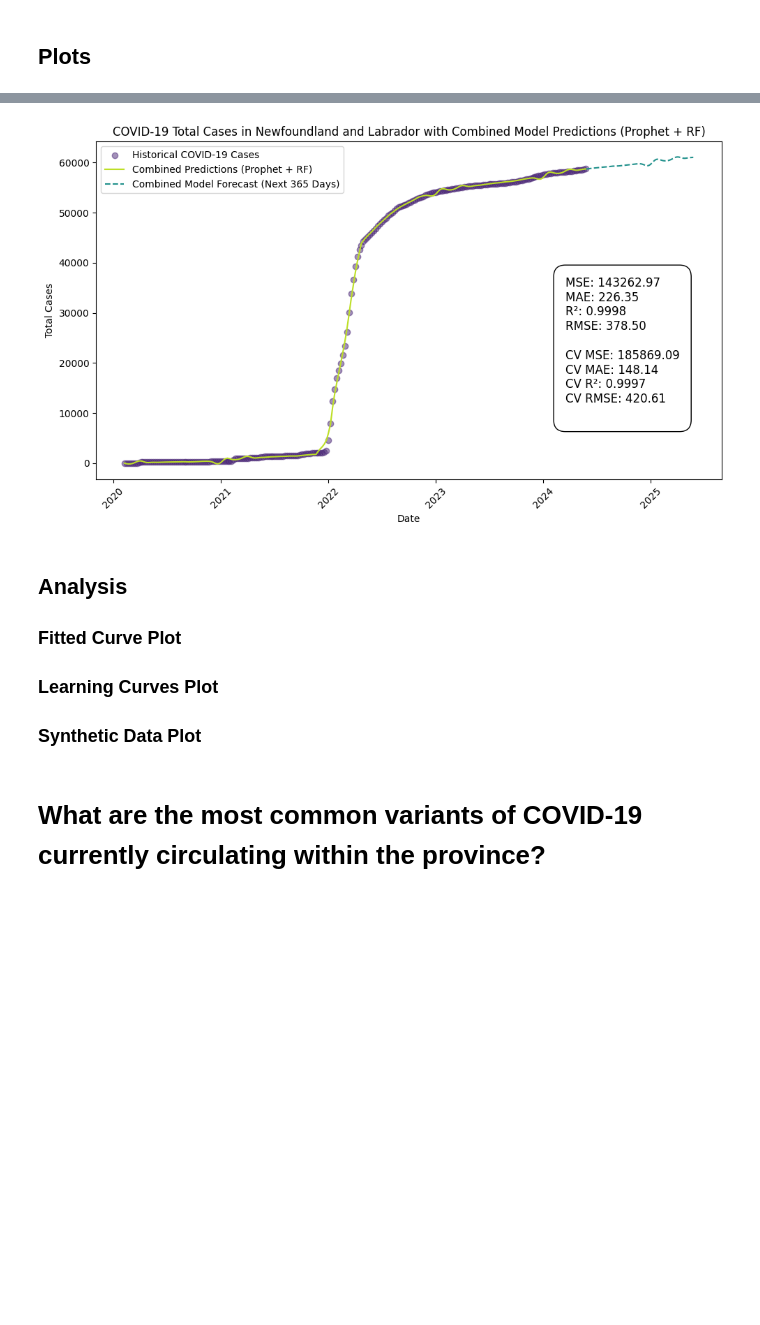
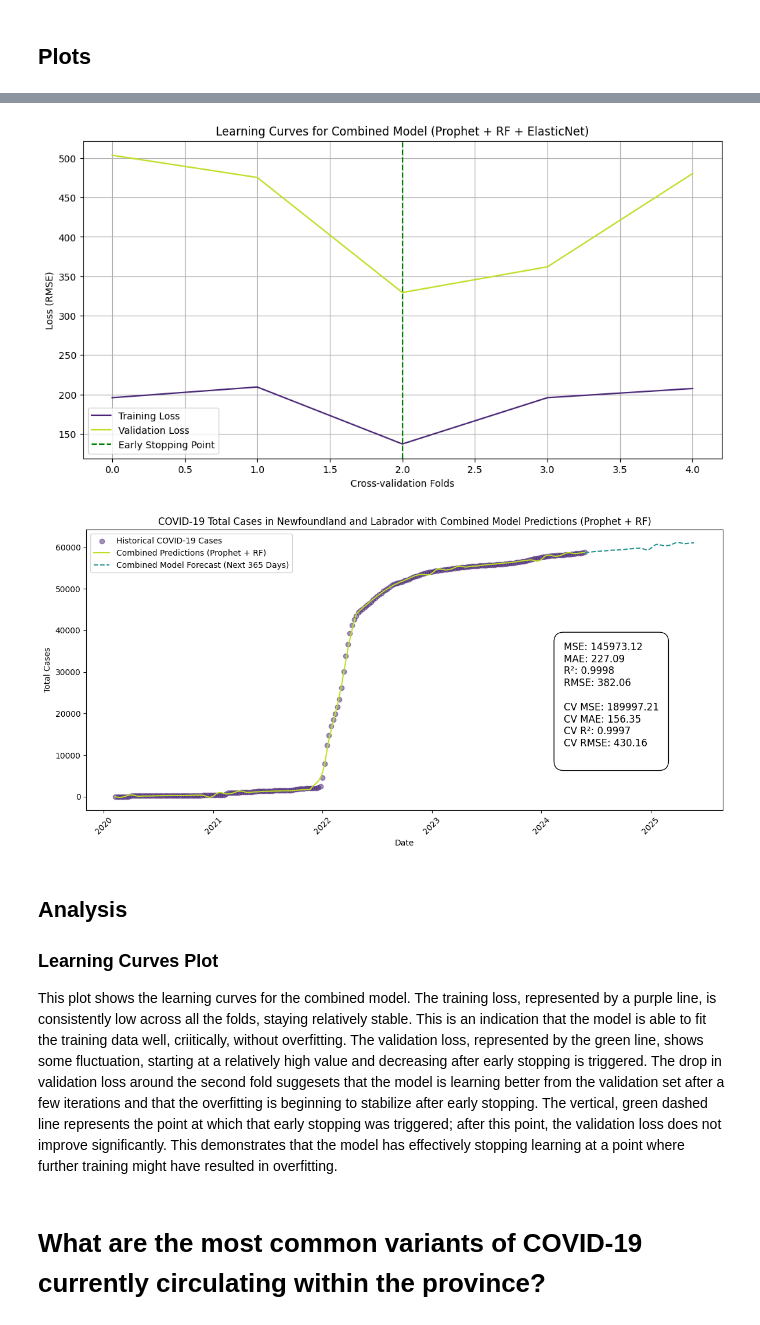
Before and after one commit to sa0v/COVID-19, a Jupyter notebook: COVID-19 in Newfoundland and Labrador.ipynb, the cells around one changed output, grey strips where cells are left out. Saved outputs shown, nothing was run; the diff lists cells and outputs as text; code cells hidden in the pictures; blank space fills up the shorter version.

```diff
--- a/COVID-19 in Newfoundland and Labrador.ipynb
+++ b/COVID-19 in Newfoundland and Labrador.ipynb
@@ -78,7 +88,7 @@ rf_predictions_future = rf_model.predict(X_rf_future)
 historical_prophet_predictions = forecast_prophet['yhat'][:len(df)].values  # Prophet predictions for historical data
 rf_predictions_historical = rf_model.predict(X_rf)  # Random Forest predictions for historical data
 
-# Combine historical predictions (Prophet + RF) for the historical period using Elastic Net
+# Combine historical predictions (Prophet + RF) for the historical period using ElasticNet
 X_meta = np.column_stack((historical_prophet_predictions, rf_predictions_historical))  # Features for meta-model
 meta_model = ElasticNet(alpha=1.0, l1_ratio=0.5)  # ElasticNet with regularization
 meta_model.fit(X_meta, df['totalcases'])
@@ -98,7 +108,12 @@ cv_mae_list = []
 cv_r2_list = []
 cv_rmse_list = []
 
+# To store training and validation losses
+train_losses = []
+val_losses = []
+
 for train_index, val_index in kf.split(df):
+    # Extract training and validation data based on indices
     train_data = df.iloc[train_index]
     val_data = df.iloc[val_index]
 
@@ -135,10 +150,18 @@ for train_index, val_index in kf.split(df):
     r2 = r2_score(val_data['totalcases'], combined_predictions_val)
     rmse = np.sqrt(mse)
 
+    # Append the metrics to the lists
     cv_mse_list.append(mse)
     cv_mae_list.append(mae)
     cv_r2_list.append(r2)
     cv_rmse_list.append(rmse)
+
+    # Calculate losses for learning curves
+    train_loss = np.sqrt(mean_squared_error(train_data['totalcases'], meta_model.predict(X_meta_train)))
+    val_loss = np.sqrt(mean_squared_error(val_data['totalcases'], combined_predictions_val))
+
+    train_losses.append(train_loss)
+    val_losses.append(val_loss)
 
 # Calculate the average cross-validation metrics
 cv_mse = np.mean(cv_mse_list)
@@ -146,8 +169,27 @@ cv_mae = np.mean(cv_mae_list)
 cv_r2 = np.mean(cv_r2_list)
 cv_rmse = np.mean(cv_rmse_list)
 
+# Plot the learning curves for the combined model (Prophet + RF + ElasticNet)
+plt.figure(figsize=(12, 6))
+
+plt.plot(train_losses, label='Training Loss', color=plt.cm.viridis(0.1))
+plt.plot(val_losses, label='Validation Loss', color=plt.cm.viridis(0.9))
+
+# Mark the early stopping point with a vertical line
+early_stop_epoch = np.argmin(val_losses)
+plt.axvline(x=early_stop_epoch, color='green', linestyle='--', label='Early Stopping Point')
+
+# Adding labels and title
+plt.title('Learning Curves for Combined Model (Prophet + RF + ElasticNet)')
+plt.xlabel('Cross-validation Folds')
+plt.ylabel('Loss (RMSE)')
+plt.legend()
+plt.grid(True)
+
+plt.show()
+
 # Plot the results
-plt.figure(figsize=(10, 6))
+plt.figure(figsize=(12, 6))
 
 # Plot historical data (actual cases)
 plt.scatter(df['date'], df['totalcases'], label='Historical COVID-19 Cases', color=plt.cm.viridis(0.1), alpha=0.5)
@@ -202,16 +244,11 @@ plt.show()
-[figure, old version]
+[figure, new version]
+[figure, added]
 # %% [markdown]
 ## Analysis
 
-### Fitted Curve Plot
-
-
-
 ### Learning Curves Plot
 
-
-
-### Synthetic Data Plot
+This plot shows the learning curves for the combined model. The training loss, represented by a purple line, is consistently low across all the folds, staying relatively stable. This is an indication that the model is able to fit the training data well, criitically, without overfitting. The validation loss, represented by the green line, shows some fluctuation, starting at a relatively high value and decreasing after early stopping is triggered. The drop in validation loss around the second fold suggesets that the model is learning better from the validation set after a few iterations and that the overfitting is beginning to stabilize after early stopping. The vertical, green dashed line represents the point at which that early stopping was triggered; after this point, the validation loss does not improve significantly. This demonstrates that the model has effectively stopping learning at a point where further training might have resulted in overfitting.
 # %% [markdown]
 # What are the most common variants of COVID-19 currently circulating within the province?
 # %%
```
Also changed, not shown: parts of 9 cells of this notebook.
